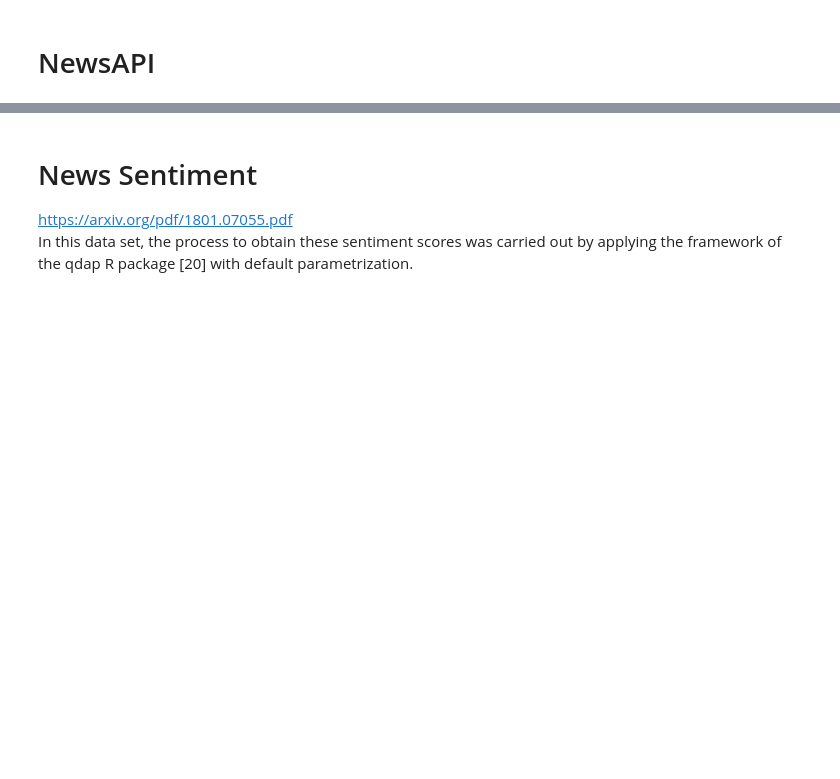
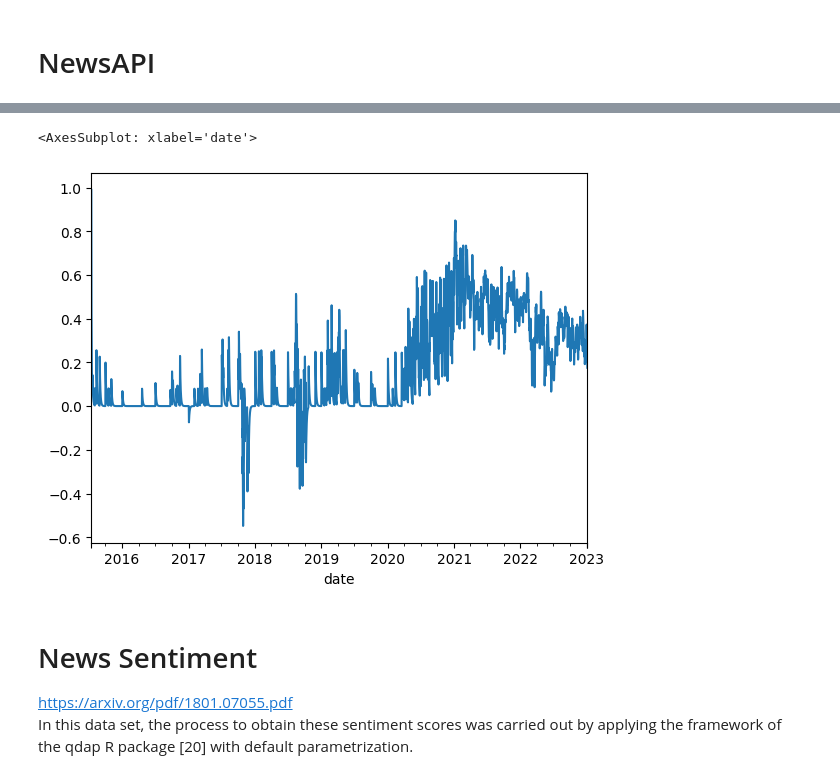
Before and after one commit to ludvigdoeser/scalableMLproject, a Jupyter notebook: News.ipynb, the cells around one changed output, grey strips where cells are left out. Drawn from its saved outputs; the diff is of its cells as text; code cells hidden in the pictures; blank space fills up the shorter version.

```diff
--- a/News.ipynb
+++ b/News.ipynb
@@ -228,3 +362,8 @@ print(len(df.index))
+# %%
+df_temp.exp_mean_7_days.plot()
+# %% [output]
+<AxesSubplot: xlabel='date'>
+[figure, added]
 # %% [markdown]
 # News Sentiment
 https://arxiv.org/pdf/1801.07055.pdf \
```
Also changed, not shown: parts of 65 cells of this notebook.
